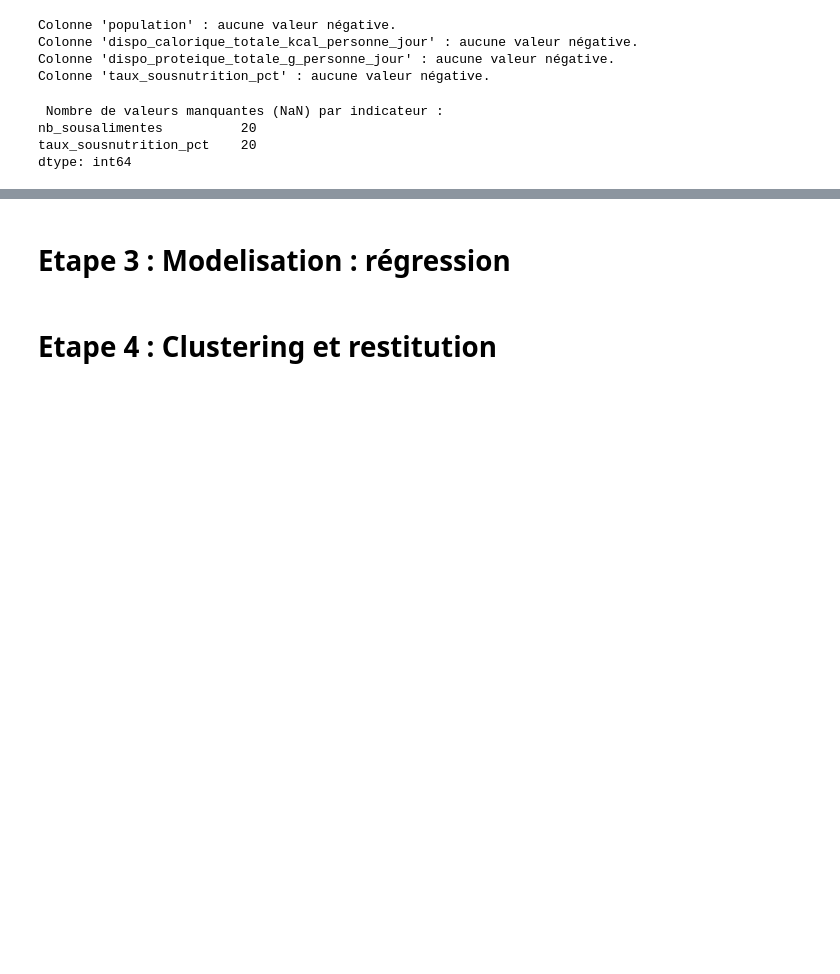
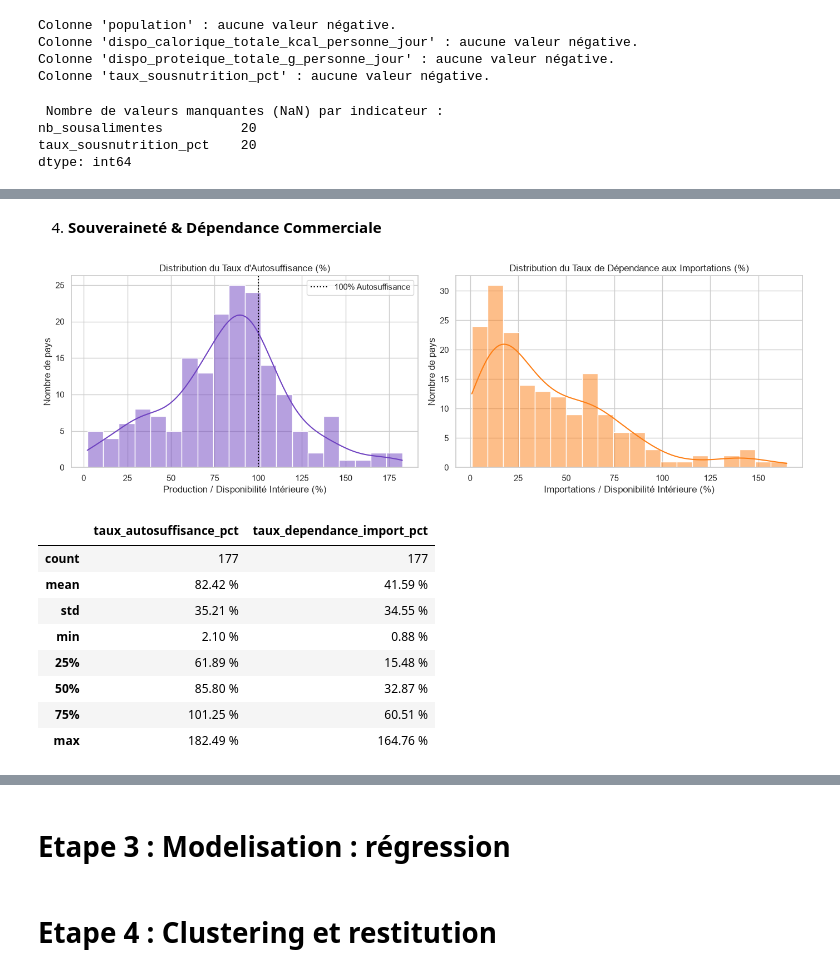
Before and after one commit to LalouhC/FAO_Datalab, a Jupyter notebook: notebooks/Analyse_FAO.ipynb, the cells around one changed output, grey strips where cells are left out. Drawn from its saved outputs; the diff is of its cells as text; code cells hidden in the pictures; blank space fills up the shorter version.

```diff
--- a/notebooks/Analyse_FAO.ipynb
+++ b/notebooks/Analyse_FAO.ipynb
@@ -1045,0 +1445,53 @@ dtype: int64
+# %% [markdown]
+4. **Souveraineté & Dépendance Commerciale**
+# %%
+fig, axes = plt.subplots(1, 2, figsize=(14, 4.5))
+
+# Autosuffisance
+sns.histplot(
+    dataset_global["taux_autosuffisance_pct"].dropna(),
+    kde=True,
+    ax=axes[0],
+    color="#6f42c1",
+    bins=20,
+)
+axes[0].axvline(100, color="black", linestyle=":", label="100% Autosuffisance")
+axes[0].set_title("Distribution du Taux d'Autosuffisance (%)")
+axes[0].set_xlabel("Production / Disponibilité Intérieure (%)")
+axes[0].set_ylabel("Nombre de pays")
+axes[0].legend()
+
+# Dépendance aux importations
+sns.histplot(
+    dataset_global["taux_dependance_import_pct"].dropna(),
+    kde=True,
+    ax=axes[1],
+    color="#fd7e14",
+    bins=20,
+)
+axes[1].set_title("Distribution du Taux de Dépendance aux Importations (%)")
+axes[1].set_xlabel("Importations / Disponibilité Intérieure (%)")
+axes[1].set_ylabel("Nombre de pays")
+
+plt.tight_layout()
+plt.show()
+
+stats = dataset_global[
+    ["taux_autosuffisance_pct", "taux_dependance_import_pct"]
+].describe()
+
+stats_formatted = stats.map(lambda x: f"{x:.2f} %")
+stats_formatted.loc["count"] = stats.loc["count"].astype(int).astype(str)
+
+display(stats_formatted)
+# %% [output]
+[figure, added]
+|  | taux_autosuffisance_pct | taux_dependance_import_pct |
+| count | 177 | 177 |
+| mean | 82.42 % | 41.59 % |
+| std | 35.21 % | 34.55 % |
+| min | 2.10 % | 0.88 % |
+| 25% | 61.89 % | 15.48 % |
+| 50% | 85.80 % | 32.87 % |
+| 75% | 101.25 % | 60.51 % |
+| max | 182.49 % | 164.76 % |
```
Also changed, not shown: parts of 52 cells of this notebook.
